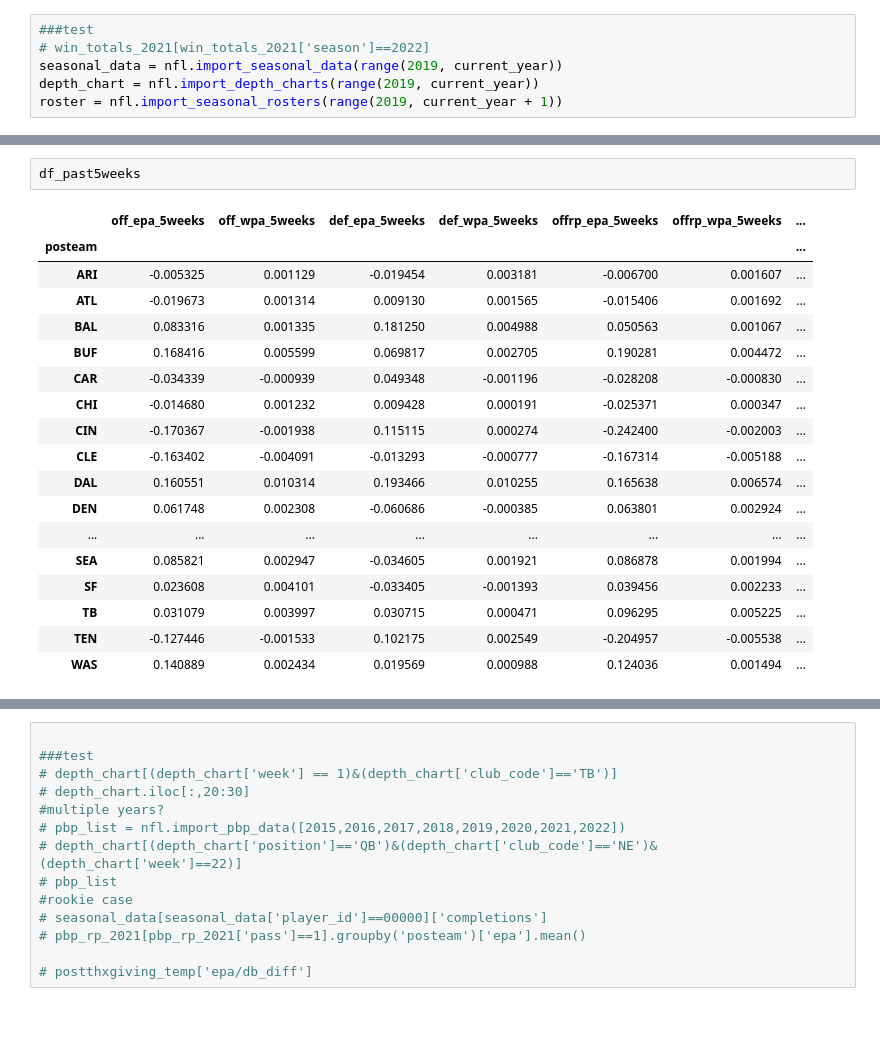
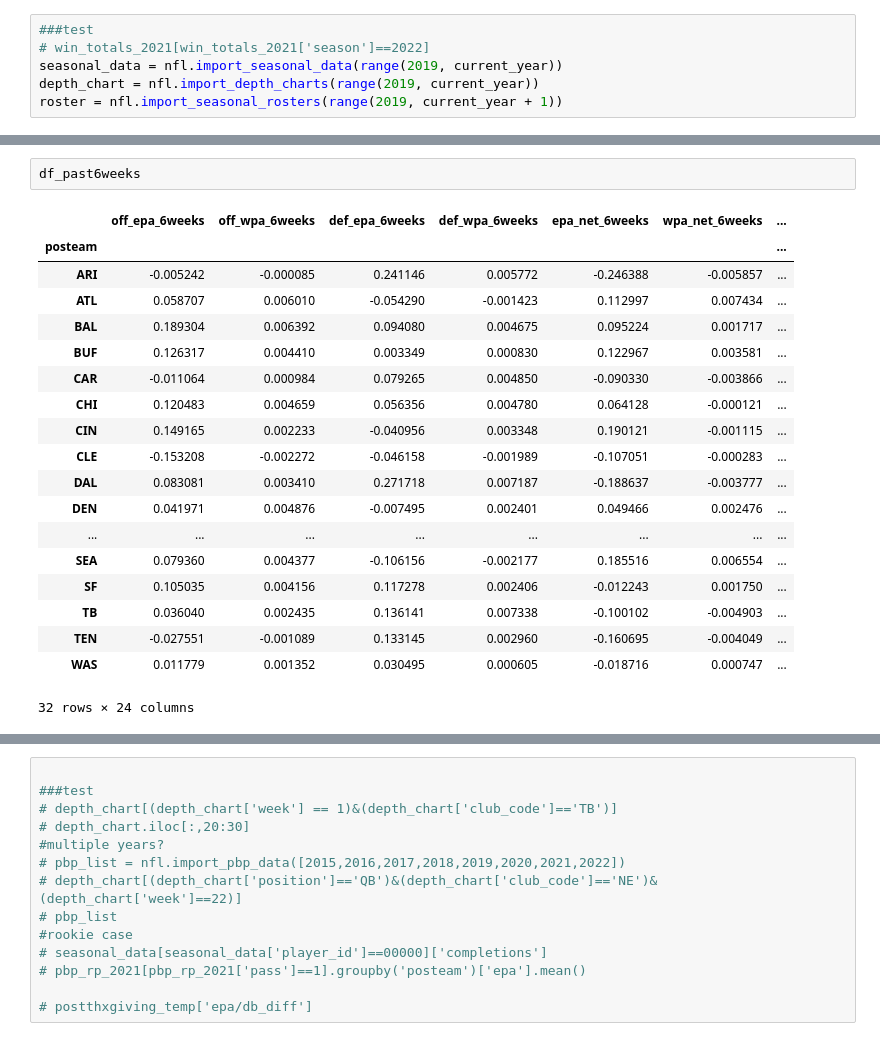
Before and after one commit to mhz8240/Python-Projects, a Jupyter notebook: NFL Predictions Model/nfl_predictions_model.ipynb, the cells around one changed output, grey strips where cells are left out. Saved outputs shown, nothing was run; the diff lists cells and outputs as text.

```diff
--- a/NFL Predictions Model/nfl_predictions_model.ipynb
+++ b/NFL Predictions Model/nfl_predictions_model.ipynb
@@ -1009,24 +1220,25 @@ df_thisseason.iloc[:,8:]
-# %%
-df_past5weeks
-# %% [output]
-|  | off_epa_5weeks | off_wpa_5weeks | def_epa_5weeks | def_wpa_5weeks | offrp_epa_5weeks | offrp_wpa_5weeks | ... |
-| posteam |  |  |  |  |  |  | ... |
-| ARI | -0.005325 | 0.001129 | -0.019454 | 0.003181 | -0.006700 | 0.001607 | ... |
-| ATL | -0.019673 | 0.001314 | 0.009130 | 0.001565 | -0.015406 | 0.001692 | ... |
-| BAL | 0.083316 | 0.001335 | 0.181250 | 0.004988 | 0.050563 | 0.001067 | ... |
-| BUF | 0.168416 | 0.005599 | 0.069817 | 0.002705 | 0.190281 | 0.004472 | ... |
-| CAR | -0.034339 | -0.000939 | 0.049348 | -0.001196 | -0.028208 | -0.000830 | ... |
-| CHI | -0.014680 | 0.001232 | 0.009428 | 0.000191 | -0.025371 | 0.000347 | ... |
-| CIN | -0.170367 | -0.001938 | 0.115115 | 0.000274 | -0.242400 | -0.002003 | ... |
-| CLE | -0.163402 | -0.004091 | -0.013293 | -0.000777 | -0.167314 | -0.005188 | ... |
-| DAL | 0.160551 | 0.010314 | 0.193466 | 0.010255 | 0.165638 | 0.006574 | ... |
-| DEN | 0.061748 | 0.002308 | -0.060686 | -0.000385 | 0.063801 | 0.002924 | ... |
-| ... | ... | ... | ... | ... | ... | ... | ... |
-| SEA | 0.085821 | 0.002947 | -0.034605 | 0.001921 | 0.086878 | 0.001994 | ... |
-| SF | 0.023608 | 0.004101 | -0.033405 | -0.001393 | 0.039456 | 0.002233 | ... |
-| TB | 0.031079 | 0.003997 | 0.030715 | 0.000471 | 0.096295 | 0.005225 | ... |
-| TEN | -0.127446 | -0.001533 | 0.102175 | 0.002549 | -0.204957 | -0.005538 | ... |
-| WAS | 0.140889 | 0.002434 | 0.019569 | 0.000988 | 0.124036 | 0.001494 | ... |
+# %%
+df_past6weeks
+# %% [output]
+|  | off_epa_6weeks | off_wpa_6weeks | def_epa_6weeks | def_wpa_6weeks | epa_net_6weeks | wpa_net_6weeks | ... |
+| posteam |  |  |  |  |  |  | ... |
+| ARI | -0.005242 | -0.000085 | 0.241146 | 0.005772 | -0.246388 | -0.005857 | ... |
+| ATL | 0.058707 | 0.006010 | -0.054290 | -0.001423 | 0.112997 | 0.007434 | ... |
+| BAL | 0.189304 | 0.006392 | 0.094080 | 0.004675 | 0.095224 | 0.001717 | ... |
+| BUF | 0.126317 | 0.004410 | 0.003349 | 0.000830 | 0.122967 | 0.003581 | ... |
+| CAR | -0.011064 | 0.000984 | 0.079265 | 0.004850 | -0.090330 | -0.003866 | ... |
+| CHI | 0.120483 | 0.004659 | 0.056356 | 0.004780 | 0.064128 | -0.000121 | ... |
+| CIN | 0.149165 | 0.002233 | -0.040956 | 0.003348 | 0.190121 | -0.001115 | ... |
+| CLE | -0.153208 | -0.002272 | -0.046158 | -0.001989 | -0.107051 | -0.000283 | ... |
+| DAL | 0.083081 | 0.003410 | 0.271718 | 0.007187 | -0.188637 | -0.003777 | ... |
+| DEN | 0.041971 | 0.004876 | -0.007495 | 0.002401 | 0.049466 | 0.002476 | ... |
+| ... | ... | ... | ... | ... | ... | ... | ... |
+| SEA | 0.079360 | 0.004377 | -0.106156 | -0.002177 | 0.185516 | 0.006554 | ... |
+| SF | 0.105035 | 0.004156 | 0.117278 | 0.002406 | -0.012243 | 0.001750 | ... |
+| TB | 0.036040 | 0.002435 | 0.136141 | 0.007338 | -0.100102 | -0.004903 | ... |
+| TEN | -0.027551 | -0.001089 | 0.133145 | 0.002960 | -0.160695 | -0.004049 | ... |
+| WAS | 0.011779 | 0.001352 | 0.030495 | 0.000605 | -0.018716 | 0.000747 | ... |
+32 rows × 24 columns
 # %%
 win_totals_temp[win_totals_temp['week']==current_week-1]
 # %% [output]
```
Also changed, not shown: parts of 43 cells of this notebook, 2 other files.
